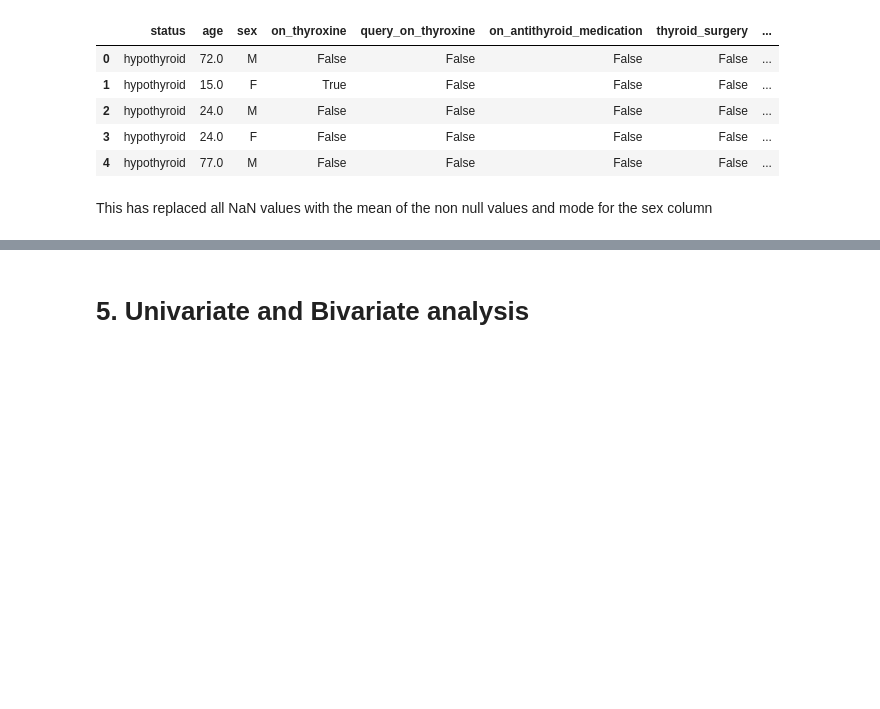
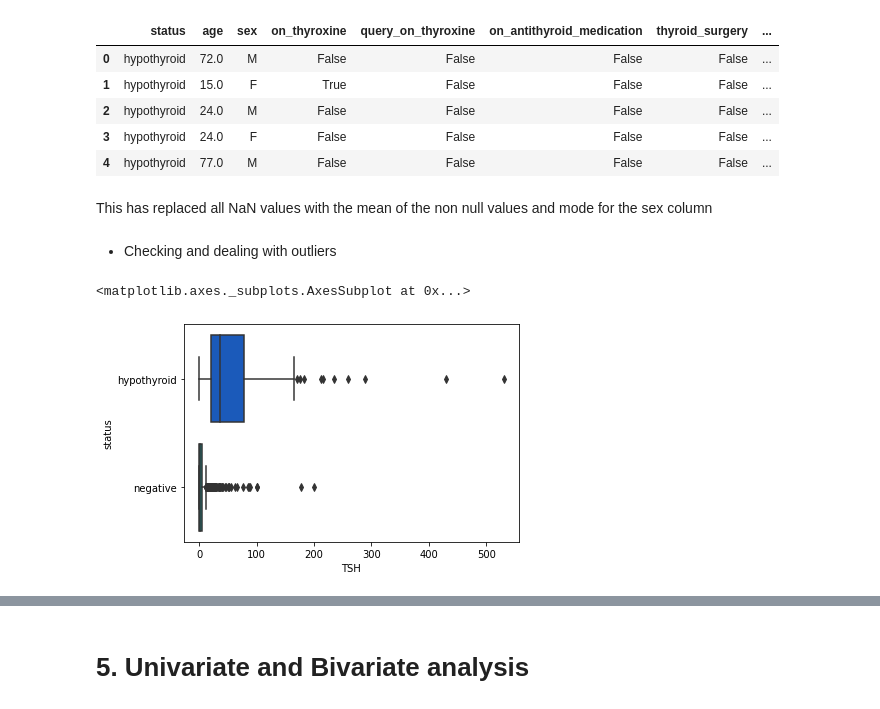
Before and after one commit to martha-irungu/Week8_Core_IP, a Jupyter notebook: Week8_Core_IP__Martha_Irungu.ipynb, the cells around one changed output, grey strips where cells are left out. Drawn from its saved outputs; the diff is of its cells as text; code cells hidden in the pictures; blank space fills up the shorter version.

```diff
--- a/Week8_Core_IP__Martha_Irungu.ipynb
+++ b/Week8_Core_IP__Martha_Irungu.ipynb
@@ -546,3 +546,11 @@ df.head()
 # %% [markdown]
 
 This has replaced all NaN values with the mean of the non null values and mode for the sex column
+# %% [markdown]
+* Checking and dealing with outliers
+# %%
+# #Visualizing numerical variables to check for outliers
+sns.boxplot(x='TSH',y ='status',data=df,palette ='winter')
+# %% [output]
+<matplotlib.axes._subplots.AxesSubplot at 0x...>
+[figure, added]
```
Also changed, not shown: parts of 21 cells of this notebook.
